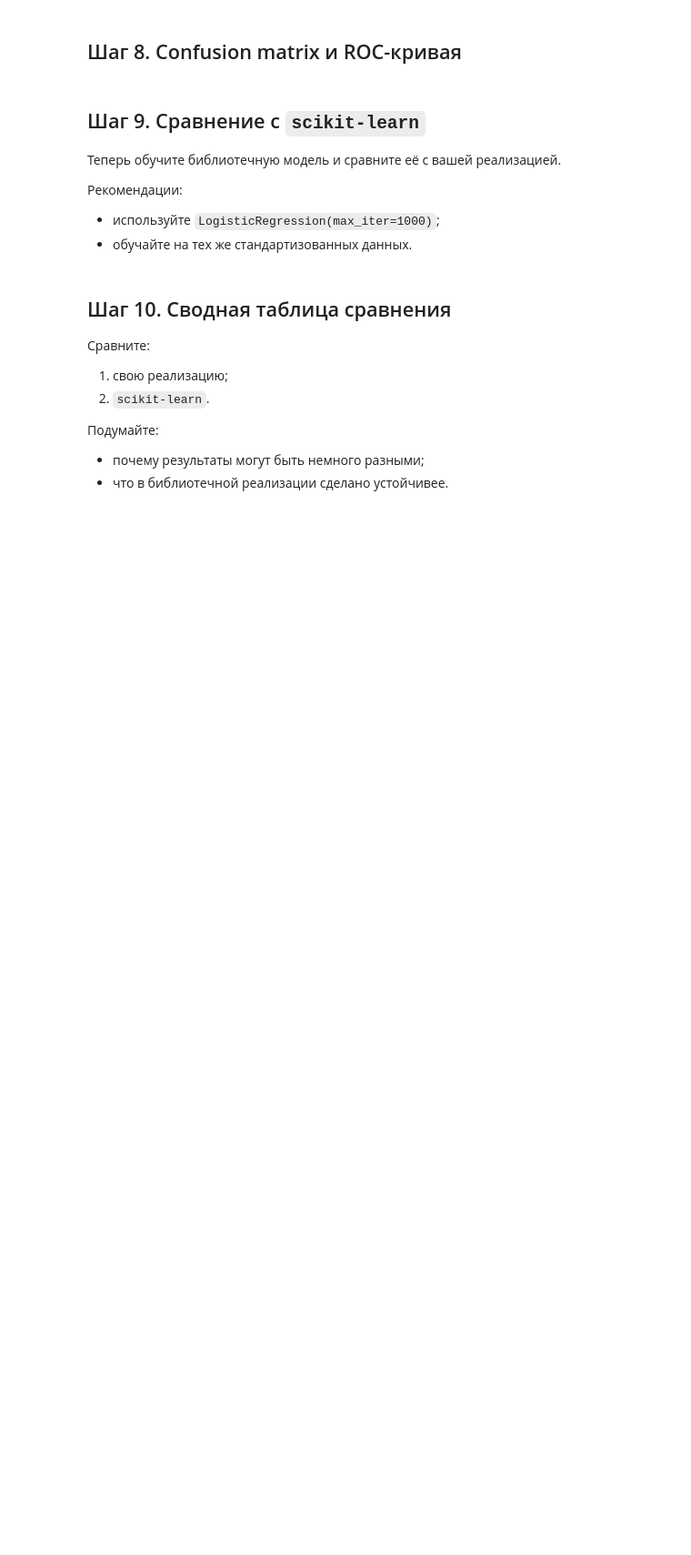
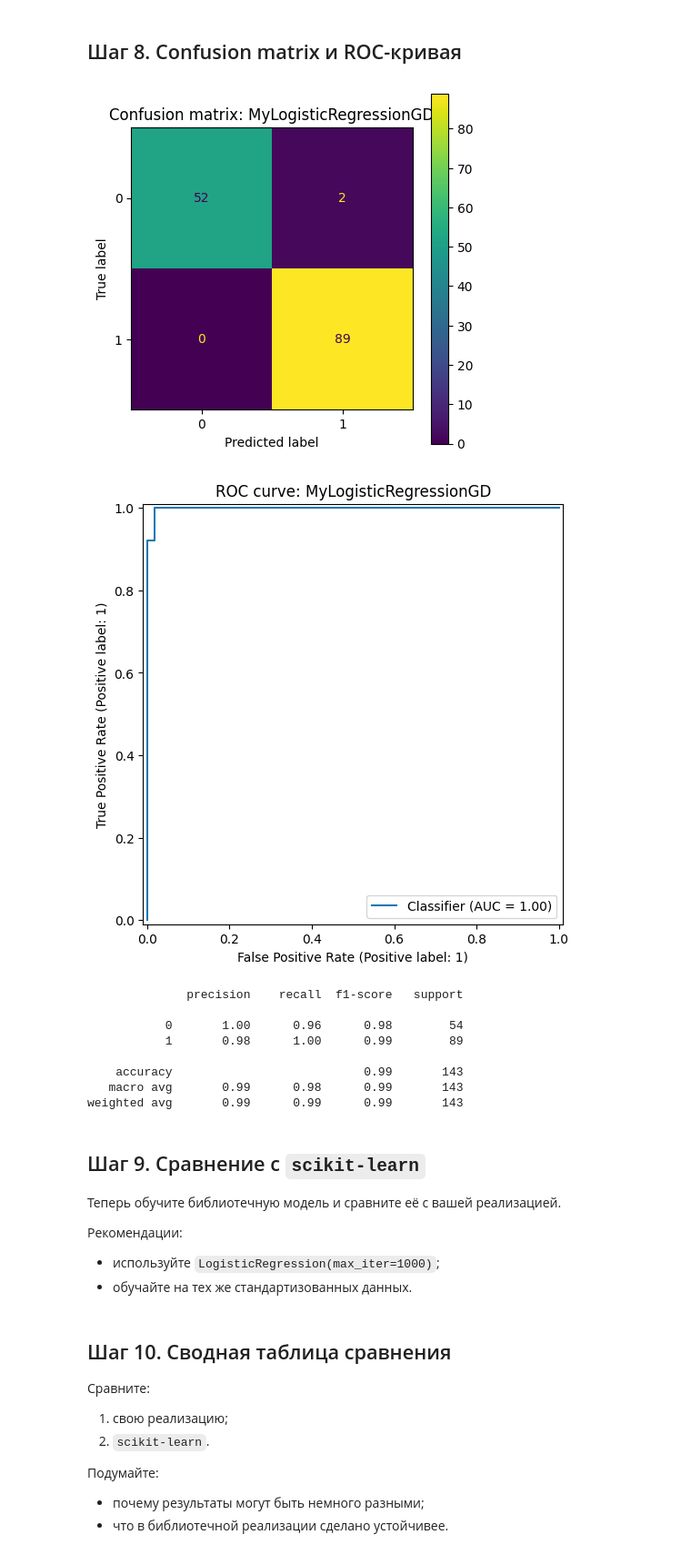
Before and after one commit to DEdVGarage/ml-course-hw, a Jupyter notebook: hw05_LogisticRegression/logreg_practice_student.ipynb, the cells around one changed output. Shown at 91% size. Cells and saved outputs as stored; diff of their text form; code cells hidden in the pictures; blank space fills up the shorter version.

```diff
--- a/hw05_LogisticRegression/logreg_practice_student.ipynb
+++ b/hw05_LogisticRegression/logreg_practice_student.ipynb
@@ -364,15 +405,26 @@ pd.Series(my_metrics).round(4)
 # %%
 fig, ax = plt.subplots(figsize=(5, 5))
 ConfusionMatrixDisplay.from_predictions(y_test, my_pred_test, ax=ax)
 plt.title("Confusion matrix: MyLogisticRegressionGD")
 plt.show()
 
-fig, ax = plt.subplots(figsize=(6, 5))
+fig, ax = plt.subplots(figsize=(12, 6))
 RocCurveDisplay.from_predictions(y_test, my_proba_test, ax=ax)
 plt.title("ROC curve: MyLogisticRegressionGD")
 plt.show()
 
 print(classification_report(y_test, my_pred_test))
+# %% [output]
+[figure, added]
+[figure, added]
+              precision    recall  f1-score   support
+
+           0       1.00      0.96      0.98        54
+           1       0.98      1.00      0.99        89
+
+    accuracy                           0.99       143
+   macro avg       0.99      0.98      0.99       143
+weighted avg       0.99      0.99      0.99       143
 # %% [markdown]
 ## Шаг 9. Сравнение с `scikit-learn`
 
```
Also changed, not shown: parts of 5 cells of this notebook.
